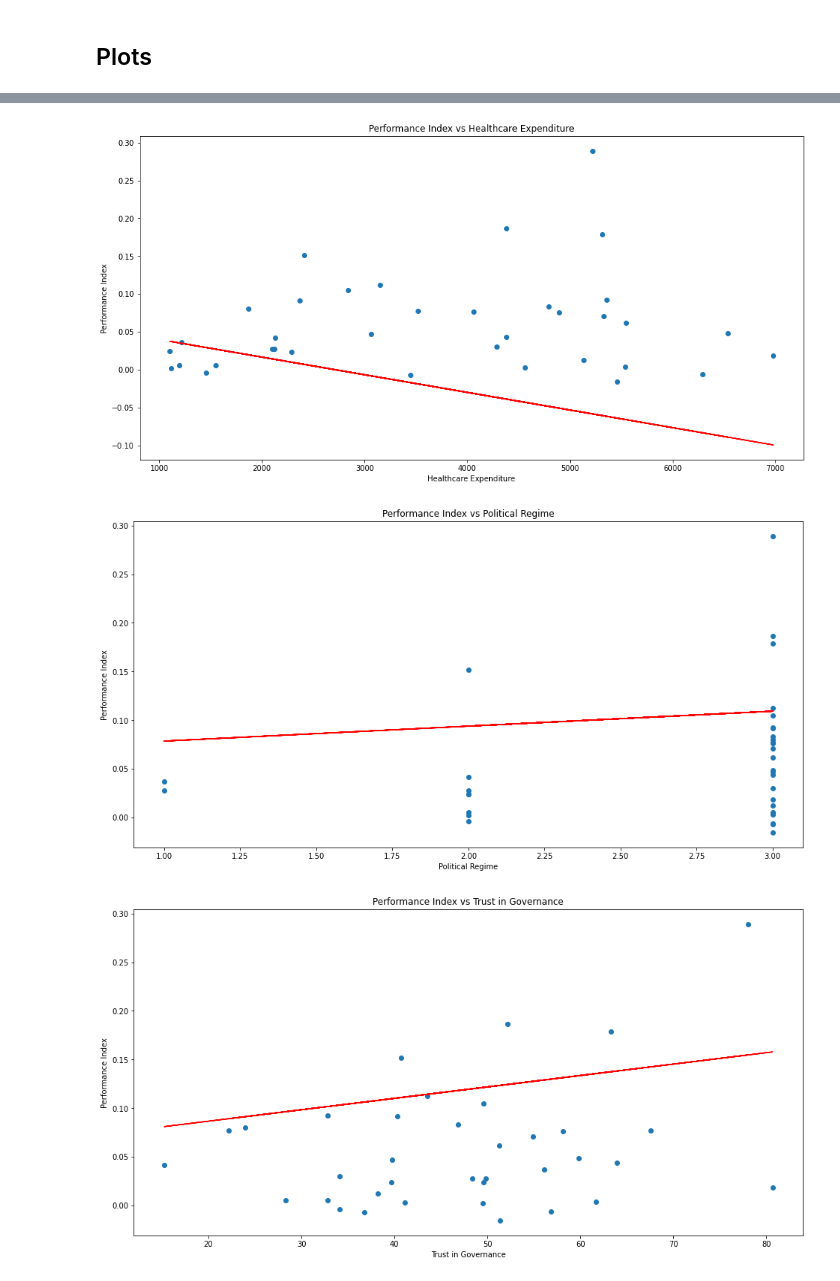
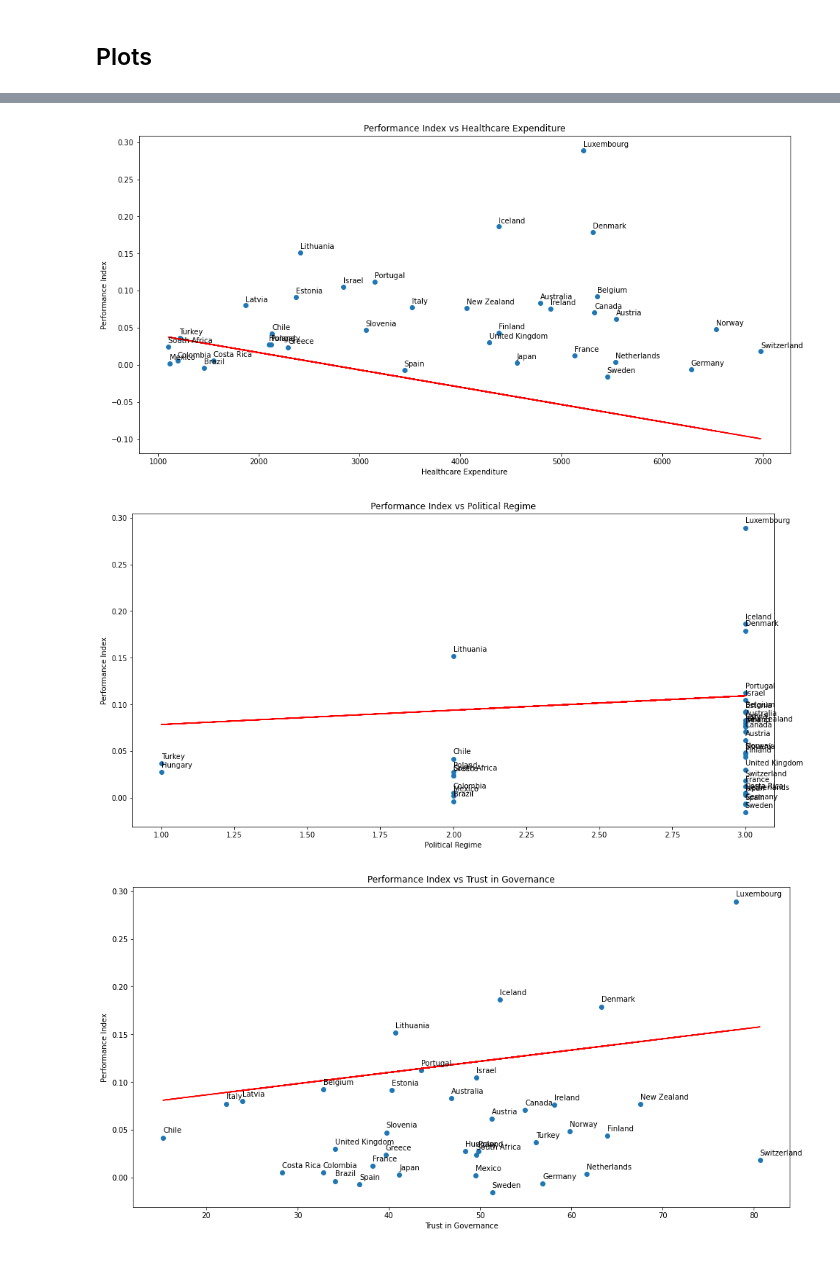
Before and after one commit to francmos/politics-in-covid, a Jupyter notebook: analysis.ipynb, the cells around one changed output, grey strips where cells are left out. Cells and saved outputs as stored; diff of their text form; code cells hidden in the pictures.

Commit message:
add names to plot

```diff
--- a/analysis.ipynb
+++ b/analysis.ipynb
@@ -52,6 +52,10 @@ X_names = [
     'Trust in Governance',
     'Government Type'
 ]
+
+locations = np.array([
+    dataset_wave1['location'].values
+]).T
 # %% [markdown]
 Performing multiple regression using **performance index** as the dependent variable
 # %%
@@ -91,7 +95,7 @@ strong multicollinearity or other numerical problems.
 # %% [markdown]
 ## Plots
 # %%
-def create_plot(x, y, x_label, y_label, title, coeff, intercept):
+def create_plot(x, y, locations, x_label, y_label, title, coeff, intercept, show_names):
     plt.figure(figsize=(16, 8))
     plt.title(title)
     plt.scatter(x, y)
@@ -100,10 +104,15 @@ def create_plot(x, y, x_label, y_label, title, coeff, intercept):
 
     plt.xlabel(x_label)
     plt.ylabel(y_label)
+
+    if show_names:
+        for i, txt in enumerate(locations):
+            plt.annotate(txt[0], (x[i], y[i]), xytext=(x[i], y[i] + 0.005))
+
     plt.show()
 
 i = 0
 for x_variable in X.T:
-    create_plot(x_variable, Y, X_names[i], 'Performance Index', 'Performance Index vs ' + X_names[i], coeff[i], intercept)
+    create_plot(x_variable, Y, locations, X_names[i], 'Performance Index', 'Performance Index vs ' + X_names[i], coeff[i], intercept, True)
     i += 1
 # %% [output]
@@ -113,3 +122,3 @@ for x_variable in X.T:
-[figure, old version]
+[figure, new version]
-[figure, old version]
+[figure, new version]
-[figure, old version]
+[figure, new version]
```
Also changed, not shown: parts of 2 cells of this notebook.
